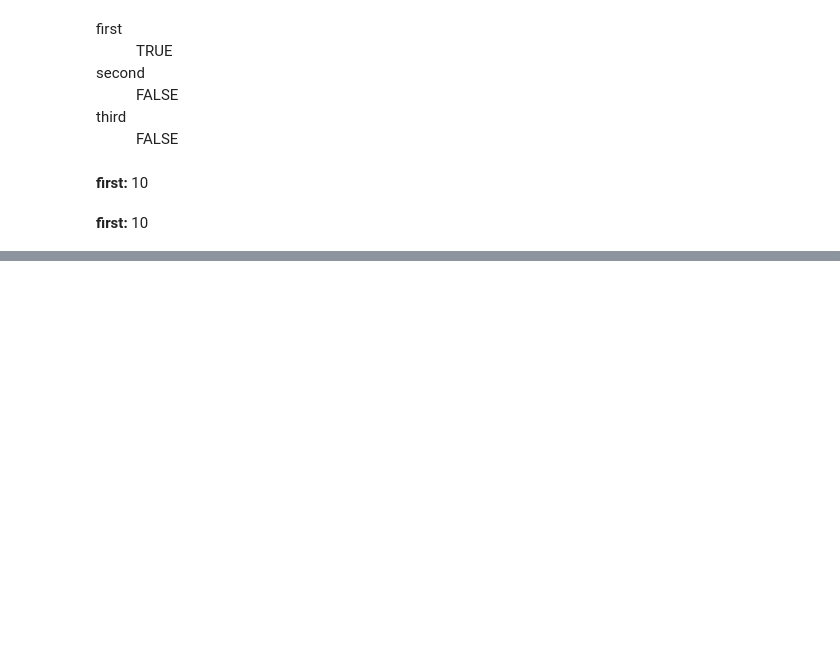
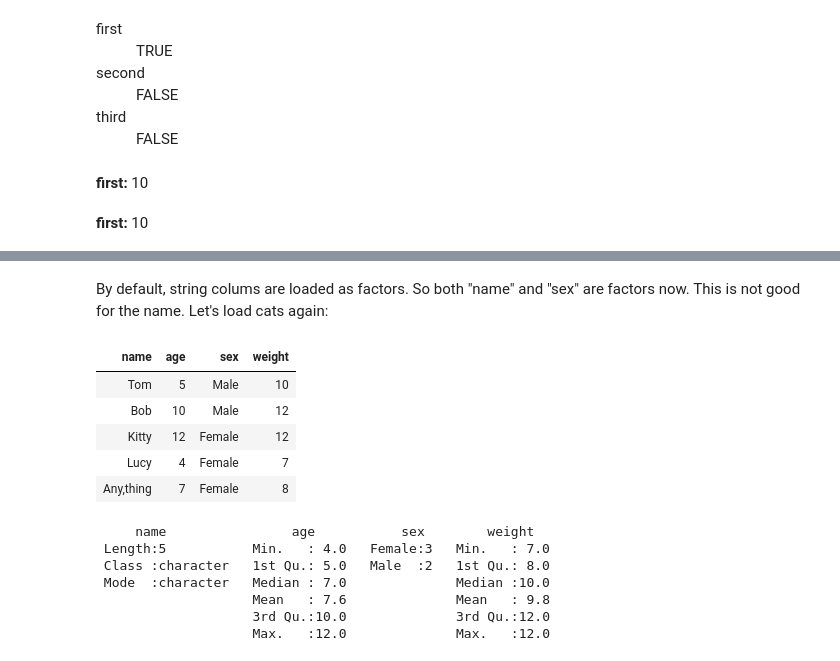
Before and after one commit to iposov/students-site, a Jupyter notebook: 18fall/mathematical_packages/r.ipynb, the cells around one changed output, grey strips where cells are left out. Saved outputs shown, nothing was run; the diff lists cells and outputs as text; code cells hidden in the pictures; blank space fills up the shorter version.

```diff
--- a/18fall/mathematical_packages/r.ipynb
+++ b/18fall/mathematical_packages/r.ipynb
@@ -301,0 +431,21 @@ first: 10
+# %% [markdown]
+By default, string colums are loaded as factors. So both "name" and "sex" are factors now. This is not good for the name. Let's load cats again:
+# %%
+cats <- read.csv('data.csv', stringsAsFactors=F)
+cats$sex <- factor(cats$sex)  # $ operator allows extracting columns
+cats
+summary(cats)
+# %% [output]
+| name | age | sex | weight |
+| Tom | 5 | Male | 10 |
+| Bob | 10 | Male | 12 |
+| Kitty | 12 | Female | 12 |
+| Lucy | 4 | Female | 7 |
+| Any,thing | 7 | Female | 8 |
+     name                age           sex        weight
+ Length:5           Min.   : 4.0   Female:3   Min.   : 7.0
+ Class :character   1st Qu.: 5.0   Male  :2   1st Qu.: 8.0
+ Mode  :character   Median : 7.0              Median :10.0
+                    Mean   : 7.6              Mean   : 9.8
+                    3rd Qu.:10.0              3rd Qu.:12.0
+                    Max.   :12.0              Max.   :12.0
```
Also changed, not shown: parts of 21 cells of this notebook.
